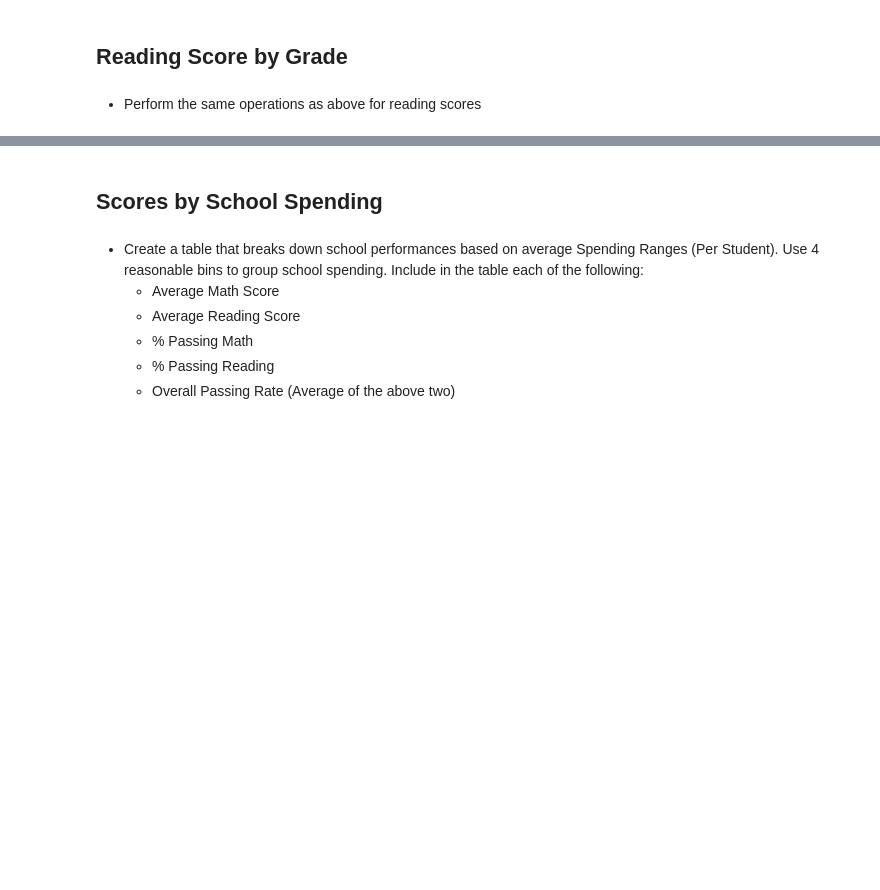
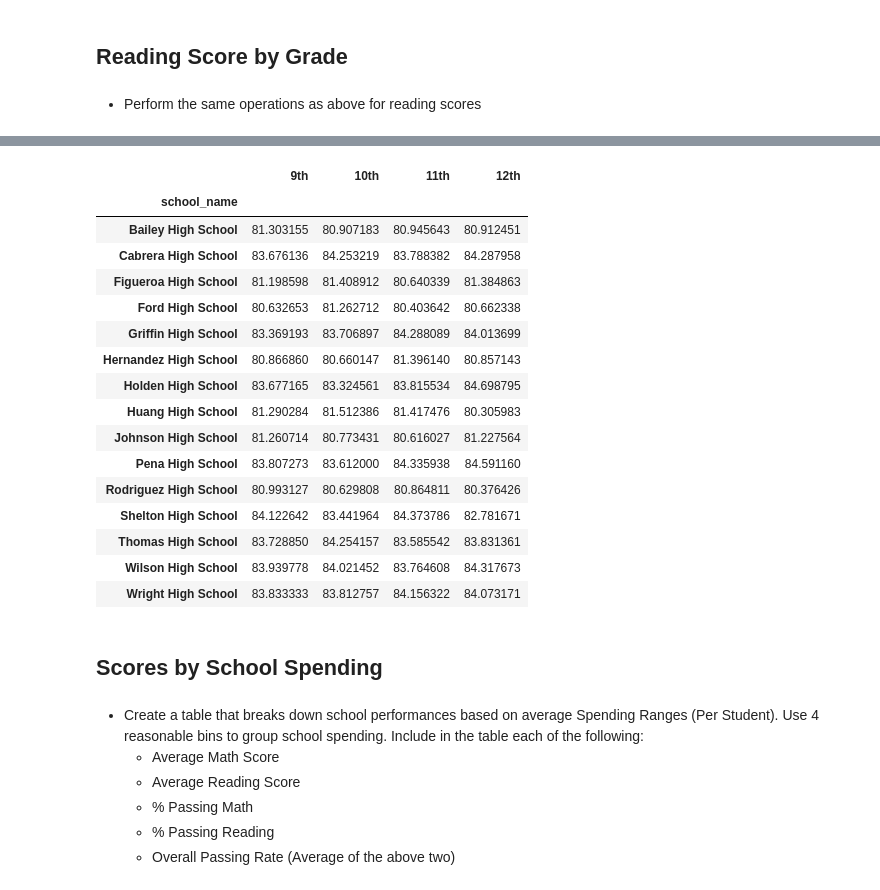
Before and after one commit to tarakp/Data_Analytics, a Jupyter notebook: 04-Pandas-Challenge/PyCitySchools/PyCitySchools_starter.ipynb, the cells around one changed output, grey strips where cells are left out. Saved outputs shown, nothing was run; the diff lists cells and outputs as text; code cells hidden in the pictures; blank space fills up the shorter version.

```diff
--- a/04-Pandas-Challenge/PyCitySchools/PyCitySchools_starter.ipynb
+++ b/04-Pandas-Challenge/PyCitySchools/PyCitySchools_starter.ipynb
@@ -214,3 +280,48 @@ district_summary_df
+# %%
+read_9th = school_data_complete[school_data_complete['grade'] == '9th']
+r_9th_group = read_9th.groupby(['school_name'])
+r_grade_9th = r_9th_group['reading_score'].mean()
+# print(grade_9th)
+
+read_10th = school_data_complete[school_data_complete['grade'] == '10th']
+r_10th_group = read_10th.groupby(['school_name'])
+r_grade_10th = r_10th_group['reading_score'].mean()
+
+read_11th = school_data_complete[school_data_complete['grade'] == '11th']
+r_11th_group = read_11th.groupby(['school_name'])
+r_grade_11th = r_11th_group['reading_score'].mean()
+
+read_12th = school_data_complete[school_data_complete['grade'] == '12th']
+r_12th_group = read_12th.groupby(['school_name'])
+r_grade_12th = r_12th_group['reading_score'].mean()
+
+
+read_score_school_df = pd.DataFrame({'9th':r_grade_9th,
+                                     '10th':r_grade_10th,
+                                     '11th':r_grade_11th,
+                                     '12th':r_grade_12th
+                                    }
+                                   )
+
+read_score_school_df
+# %% [output]
+|  | 9th | 10th | 11th | 12th |
+| school_name |  |  |  |  |
+| Bailey High School | 81.303155 | 80.907183 | 80.945643 | 80.912451 |
+| Cabrera High School | 83.676136 | 84.253219 | 83.788382 | 84.287958 |
+| Figueroa High School | 81.198598 | 81.408912 | 80.640339 | 81.384863 |
+| Ford High School | 80.632653 | 81.262712 | 80.403642 | 80.662338 |
+| Griffin High School | 83.369193 | 83.706897 | 84.288089 | 84.013699 |
+| Hernandez High School | 80.866860 | 80.660147 | 81.396140 | 80.857143 |
+| Holden High School | 83.677165 | 83.324561 | 83.815534 | 84.698795 |
+| Huang High School | 81.290284 | 81.512386 | 81.417476 | 80.305983 |
+| Johnson High School | 81.260714 | 80.773431 | 80.616027 | 81.227564 |
+| Pena High School | 83.807273 | 83.612000 | 84.335938 | 84.591160 |
+| Rodriguez High School | 80.993127 | 80.629808 | 80.864811 | 80.376426 |
+| Shelton High School | 84.122642 | 83.441964 | 84.373786 | 82.781671 |
+| Thomas High School | 83.728850 | 84.254157 | 83.585542 | 83.831361 |
+| Wilson High School | 83.939778 | 84.021452 | 83.764608 | 84.317673 |
+| Wright High School | 83.833333 | 83.812757 | 84.156322 | 84.073171 |
 # %% [markdown]
 ## Scores by School Spending
 # %% [markdown]
```
Also changed, not shown: parts of 16 cells of this notebook.
